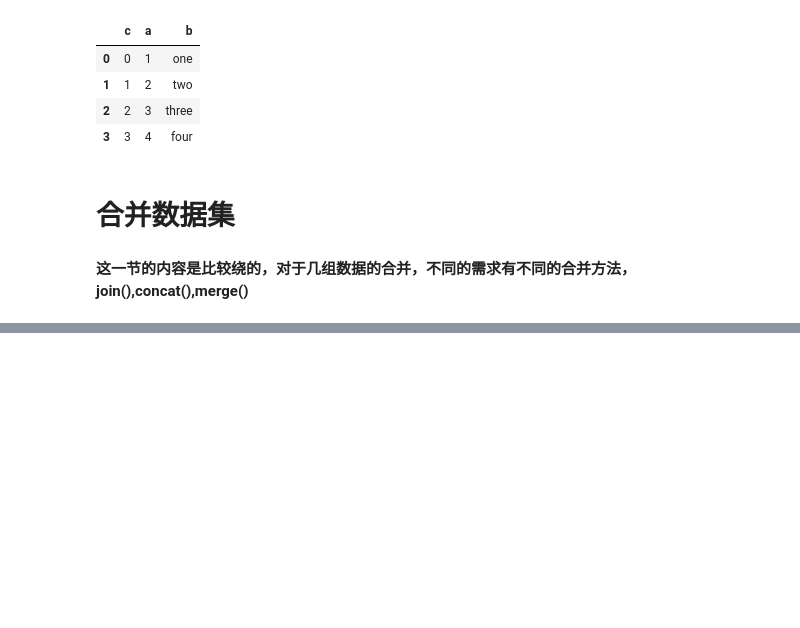
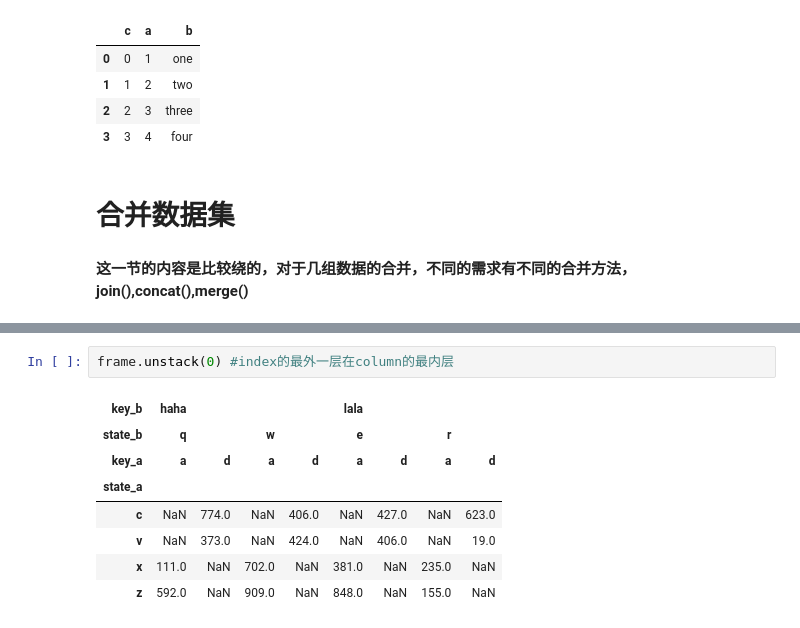
Before and after one commit to andongBlue/-self_teaching, a Jupyter notebook: 数据规整：聚合，合并和重塑.ipynb, the cells around one changed output, grey strips where cells are left out. Drawn from its saved outputs; the diff is of its cells as text; blank space fills up the shorter version.

```diff
--- a/数据规整：聚合，合并和重塑.ipynb
+++ b/数据规整：聚合，合并和重塑.ipynb
@@ -264,0 +771,11 @@ data01.reset_index(['c'])
+# %%
+frame.unstack(0) #index的最外一层在column的最内层
+# %% [output]
+| key_b | haha |  |  |  | lala |  |  |  |
+| state_b | q |  | w |  | e |  | r |  |
+| key_a | a | d | a | d | a | d | a | d |
+| state_a |  |  |  |  |  |  |  |  |
+| c | NaN | 774.0 | NaN | 406.0 | NaN | 427.0 | NaN | 623.0 |
+| v | NaN | 373.0 | NaN | 424.0 | NaN | 406.0 | NaN | 19.0 |
+| x | 111.0 | NaN | 702.0 | NaN | 381.0 | NaN | 235.0 | NaN |
+| z | 592.0 | NaN | 909.0 | NaN | 848.0 | NaN | 155.0 | NaN |
```
Also changed, not shown: parts of 141 cells of this notebook.
